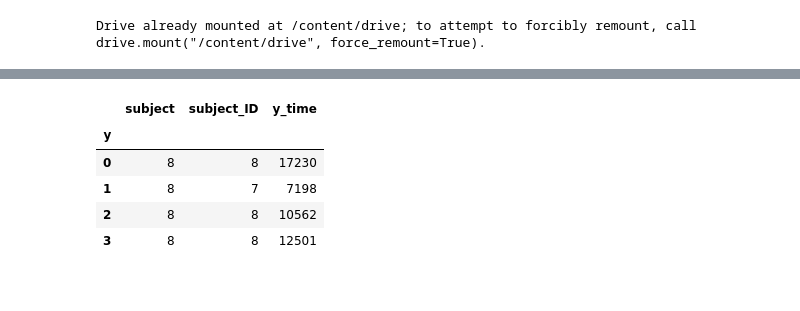
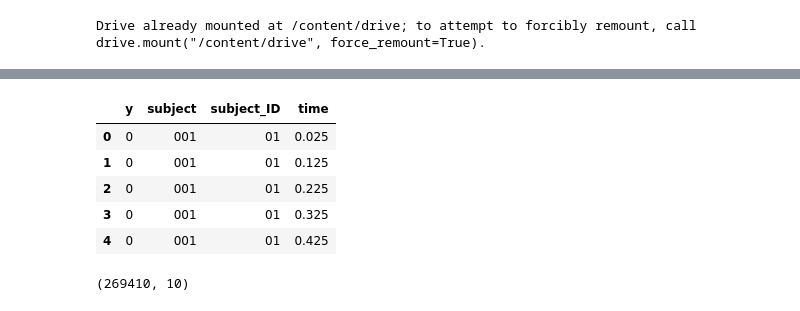
Before and after one commit to KrishnaMurali177/Deep-Learning-Terrain-Identifiaction, a Jupyter notebook: Terrain_Identification.ipynb, the cells around one changed output, grey strips where cells are left out. Cells and saved outputs as stored; diff of their text form; code cells hidden in the pictures.

```diff
--- a/Terrain_Identification.ipynb
+++ b/Terrain_Identification.ipynb
@@ -63,9 +68,0 @@ x.head()
-# %%
-y.groupby('y').nunique()
-# %% [output]
-|  | subject | subject_ID | y_time |
-| y |  |  |  |
-| 0 | 8 | 8 | 17230 |
-| 1 | 8 | 7 | 7198 |
-| 2 | 8 | 8 | 10562 |
-| 3 | 8 | 8 | 12501 |
@@ -71,0 +71,9 @@ y.groupby('y').nunique()
+# %%
+y.head()
+# %% [output]
+|  | y | subject | subject_ID | time |
+| 0 | 0 | 001 | 01 | 0.025 |
+| 1 | 0 | 001 | 01 | 0.125 |
+| 2 | 0 | 001 | 01 | 0.225 |
+| 3 | 0 | 001 | 01 | 0.325 |
+| 4 | 0 | 001 | 01 | 0.425 |
@@ -71,0 +82,4 @@ y.groupby('y').nunique()
+# %%
+train_df.shape
+# %% [output]
+(269410, 10)
```
Also changed, not shown: parts of 27 cells of this notebook.
